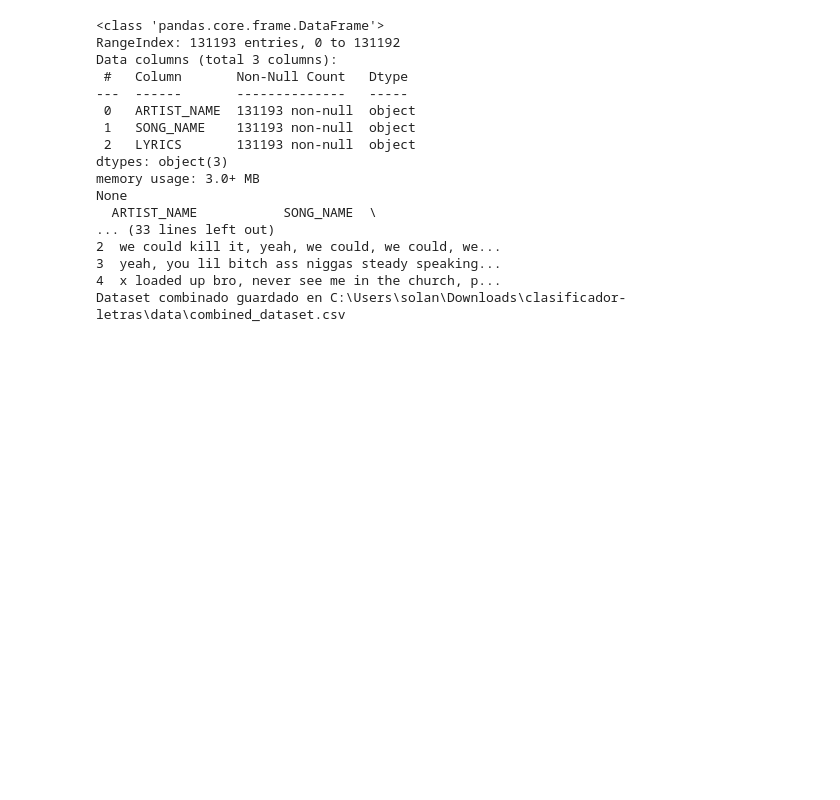
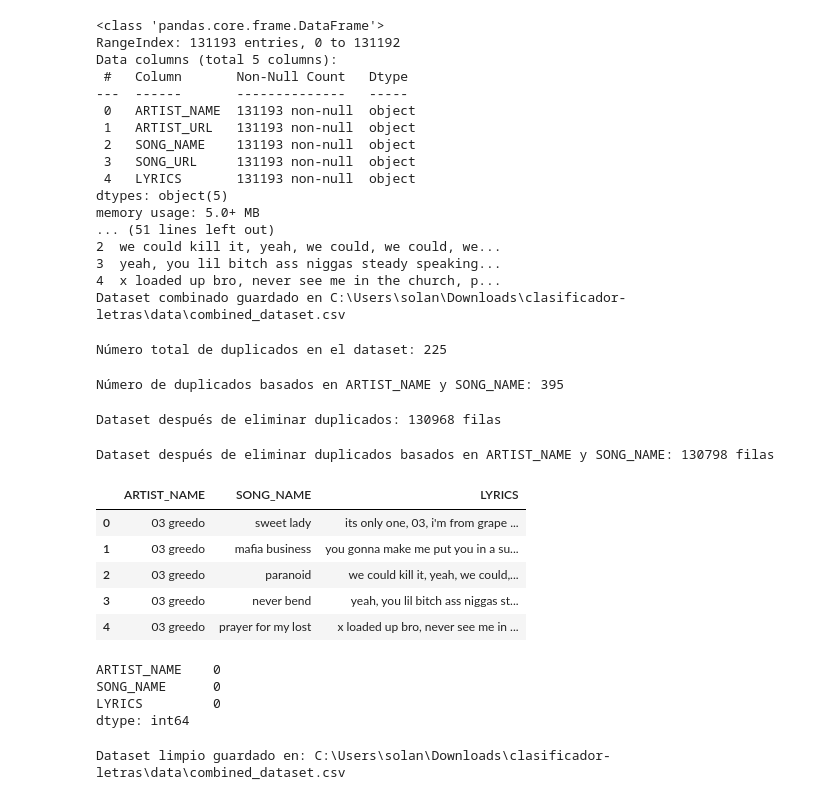
Before and after one commit to mezcolantriz/clasificador-letras, a Jupyter notebook: src/explore.ipynb, the cells around one changed output. Saved outputs shown, nothing was run; the diff lists cells and outputs as text; code cells hidden in the pictures; blank space fills up the shorter version.

```diff
--- a/src/explore.ipynb
+++ b/src/explore.ipynb
@@ -18,7 +21,7 @@ for file in os.listdir(folder_path):
 combined_df = pd.concat(dataframes, ignore_index=True)
 
 # Eliminar columnas de URLs
-combined_df = combined_df.drop(columns=['ARTIST_URL', 'SONG_URL'], errors='ignore')
+df = combined_df.drop(columns=['ARTIST_URL', 'SONG_URL'], errors='ignore')
 
 # Verificar el resultado
 print(combined_df.info())
@@ -36,18 +39,69 @@ print(f"Dataset combinado guardado en {output_file}")
 # %% [output]
 <class 'pandas.core.frame.DataFrame'>
 RangeIndex: 131193 entries, 0 to 131192
-Data columns (total 3 columns):
+Data columns (total 5 columns):
  #   Column       Non-Null Count   Dtype
 ---  ------       --------------   -----
  0   ARTIST_NAME  131193 non-null  object
- 1   SONG_NAME    131193 non-null  object
- 2   LYRICS       131193 non-null  object
-dtypes: object(3)
-memory usage: 3.0+ MB
-None
-  ARTIST_NAME           SONG_NAME  \
-... (33 lines left out)
+ 1   ARTIST_URL   131193 non-null  object
+ 2   SONG_NAME    131193 non-null  object
+ 3   SONG_URL     131193 non-null  object
+ 4   LYRICS       131193 non-null  object
+dtypes: object(5)
+memory usage: 5.0+ MB
+... (51 lines left out)
 2  we could kill it, yeah, we could, we could, we...
 3  yeah, you lil bitch ass niggas steady speaking...
 4  x loaded up bro, never see me in the church, p...
 Dataset combinado guardado en C:\Users\solan\Downloads\clasificador-letras\data\combined_dataset.csv
+# %%
+# Número de duplicados en el dataset completo
+total_duplicados = df.duplicated().sum()
+print(f"Número total de duplicados en el dataset: {total_duplicados}")
+# %% [output]
+Número total de duplicados en el dataset: 225
+# %%
+#Número de duplicados basados en artista y canción
+duplicados_artist_song = df.duplicated(subset=['ARTIST_NAME', 'SONG_NAME']).sum()
+print(f"Número de duplicados basados en ARTIST_NAME y SONG_NAME: {duplicados_artist_song}")
+# %% [output]
+Número de duplicados basados en ARTIST_NAME y SONG_NAME: 395
+# %%
+# Eliminar duplicados en el dataset completo
+df = df.drop_duplicates()
+
+print(f"Dataset después de eliminar duplicados: {len(df)} filas")
+# %% [output]
+Dataset después de eliminar duplicados: 130968 filas
+# %%
+# Eliminar duplicados basados en ARTIST_NAME y SONG_NAME
+df = df.drop_duplicates(subset=['ARTIST_NAME', 'SONG_NAME'])
+
+print(f"Dataset después de eliminar duplicados basados en ARTIST_NAME y SONG_NAME: {len(df)} filas")
+# %% [output]
+Dataset después de eliminar duplicados basados en ARTIST_NAME y SONG_NAME: 130798 filas
+# %%
+df.head()
+# %% [output]
+|  | ARTIST_NAME | SONG_NAME | LYRICS |
+| 0 | 03 greedo | sweet lady | its only one, 03, i'm from grape ... |
+| 1 | 03 greedo | mafia business | you gonna make me put you in a su... |
+| 2 | 03 greedo | paranoid | we could kill it, yeah, we could,... |
+| 3 | 03 greedo | never bend | yeah, you lil bitch ass niggas st... |
+| 4 | 03 greedo | prayer for my lost | x loaded up bro, never see me in ... |
+# %%
+# Verificar si hay valores nulos en cada columna
+nulos_por_columna = df.isnull().sum()
+print(nulos_por_columna)
+# %% [output]
+ARTIST_NAME    0
+SONG_NAME      0
+LYRICS         0
+dtype: int64
+# %%
+# Sobrescribir el archivo original o guardar uno nuevo
+file_path = r"C:\Users\solan\Downloads\clasificador-letras\data\combined_dataset.csv"
+df.to_csv(file_path, index=False)
+print(f"Dataset limpio guardado en: {file_path}")
+# %% [output]
+Dataset limpio guardado en: C:\Users\solan\Downloads\clasificador-letras\data\combined_dataset.csv
```
Also changed, not shown: parts of 10 cells of this notebook, 4 other files.
